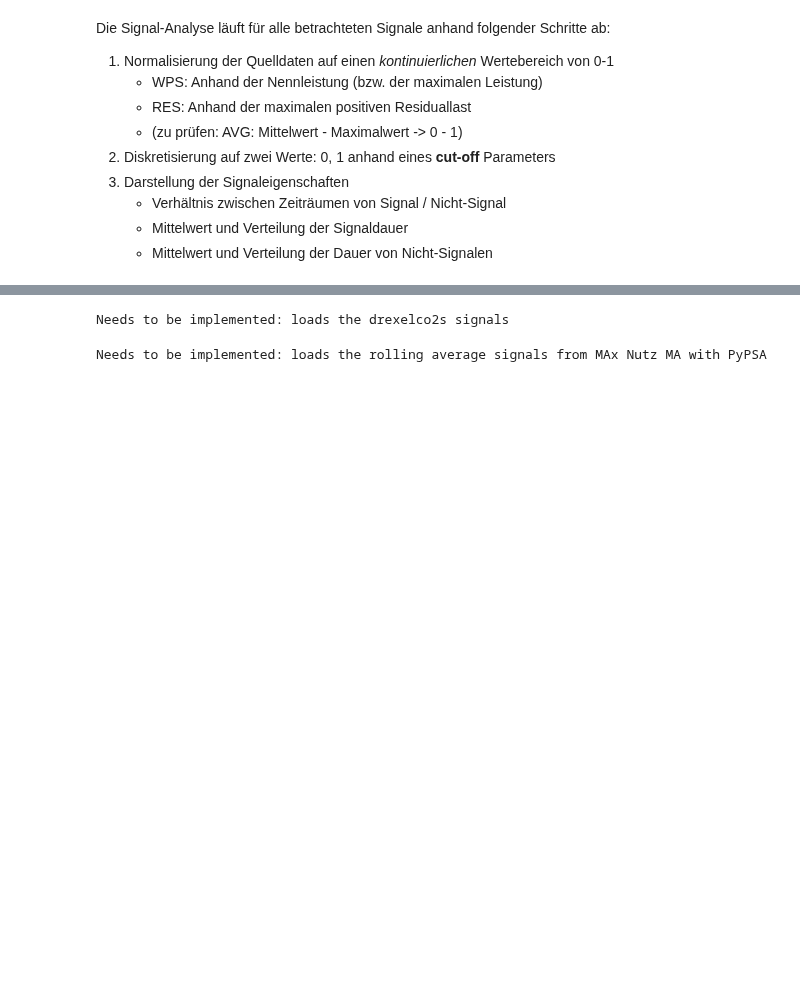
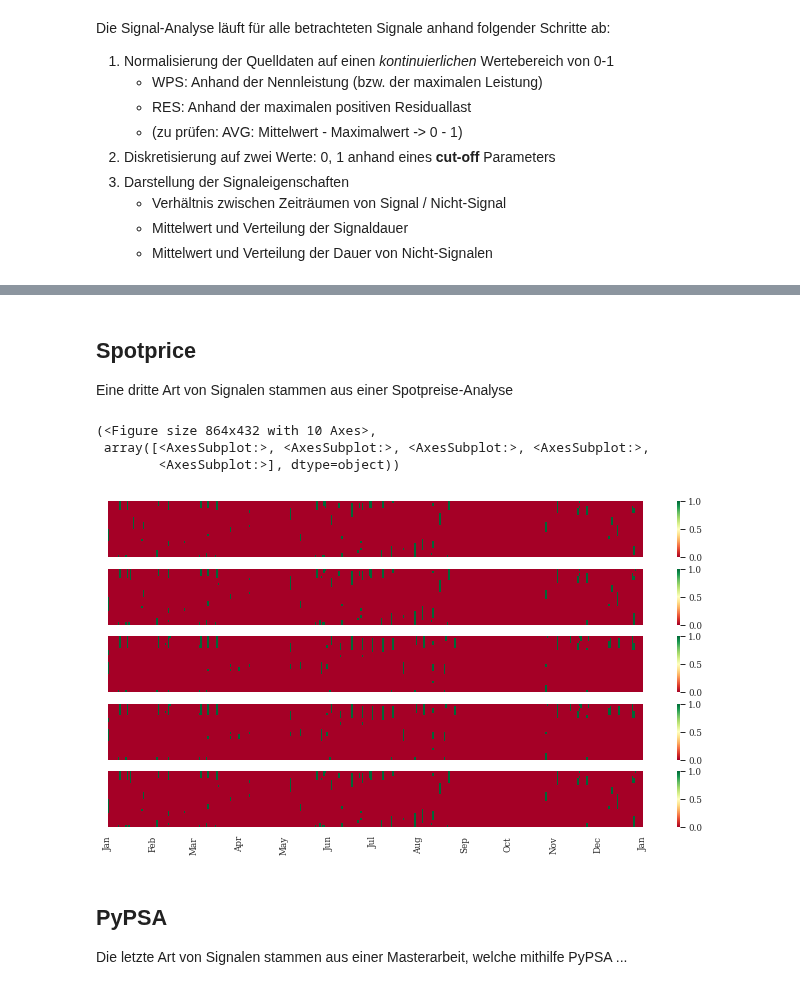
Before and after one commit to simonschaluppe/FLUCCOplus, a Jupyter notebook: notebooks/4.3.4_Signal_Vergleich.ipynb, the cells around one changed output, grey strips where cells are left out. Drawn from its saved outputs; the diff is of its cells as text; code cells hidden in the pictures; blank space fills up the shorter version.

Commit message:
added spotpreis und pypsa added signaleigenschaftenberechnung added max_nutz_normalisierung

```diff
--- a/notebooks/4.3.4_Signal_Vergleich.ipynb
+++ b/notebooks/4.3.4_Signal_Vergleich.ipynb
@@ -65,9 +56,19 @@ fpp.heatmap_figure(web_dc["Neuhof III"])
-# %%
-
-df = fps.load_spotprice()
-# %% [output]
-Needs to be implemented: loads the drexelco2s signals
+# %% [markdown]
+## Spotprice
+Eine dritte Art von Signalen stammen aus einer Spotpreise-Analyse
+# %%
+spot = fps.load_spotprice(year=2018)
+# %%
+spot_dc = traffo.discretize(spot, separator=0.5, min=0., max=1.)
+# %%
+fpp.heatmap_figure(spot_dc)
+# %% [output]
+(<Figure size 864x432 with 10 Axes>,
+ array([<AxesSubplot:>, <AxesSubplot:>, <AxesSubplot:>, <AxesSubplot:>,
+        <AxesSubplot:>], dtype=object))
+[figure, added]
+# %% [markdown]
+## PyPSA
+Die letzte Art von Signalen stammen aus einer Masterarbeit, welche mithilfe PyPSA ...
 # %%
-df = fps.load_pypsa_avg()
+pypsa = fps.load_pypsa_avg(2018)
-# %% [output]
-Needs to be implemented: loads the rolling average signals from MAx Nutz MA with PyPSA
```
Also changed, not shown: parts of 11 cells of this notebook, 6 other files.
